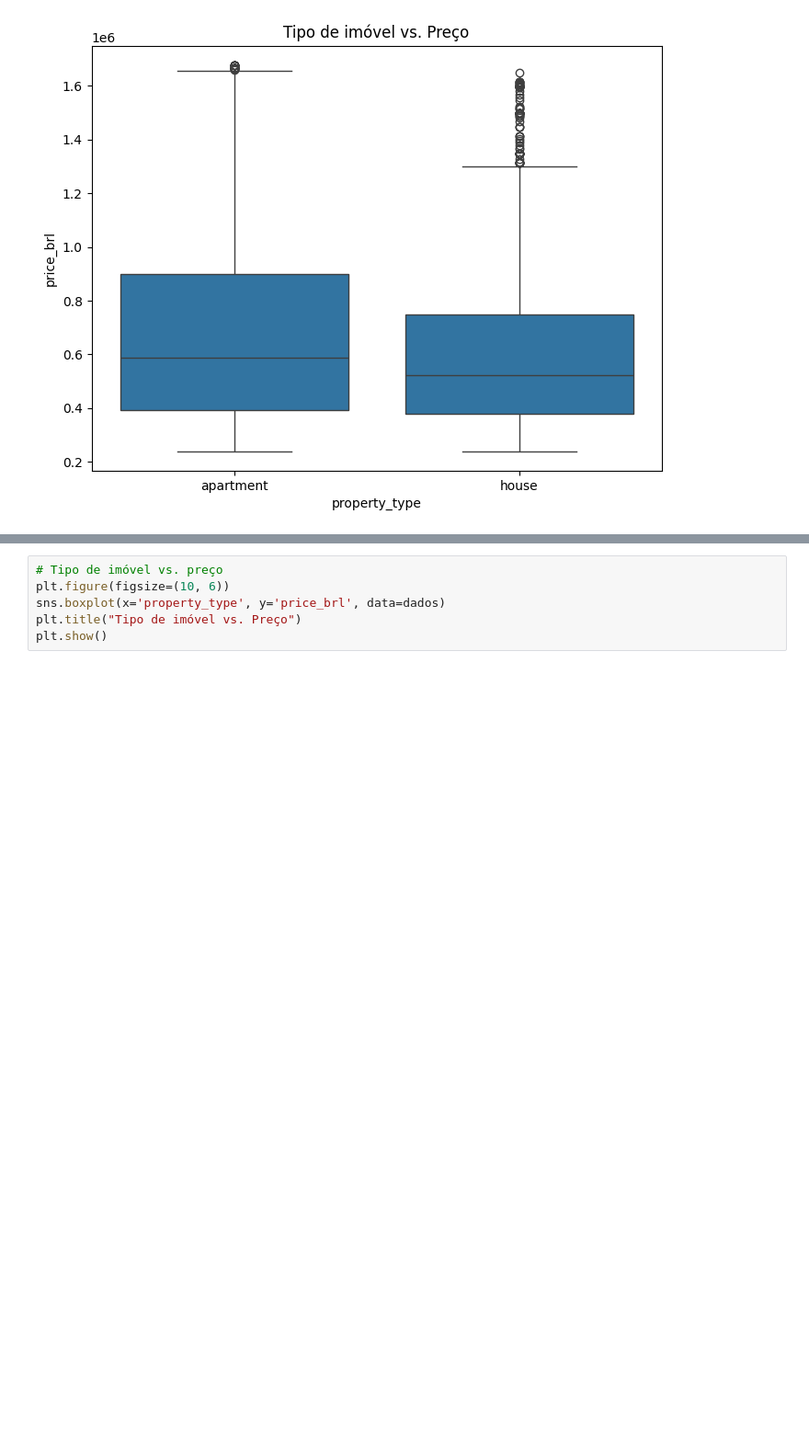
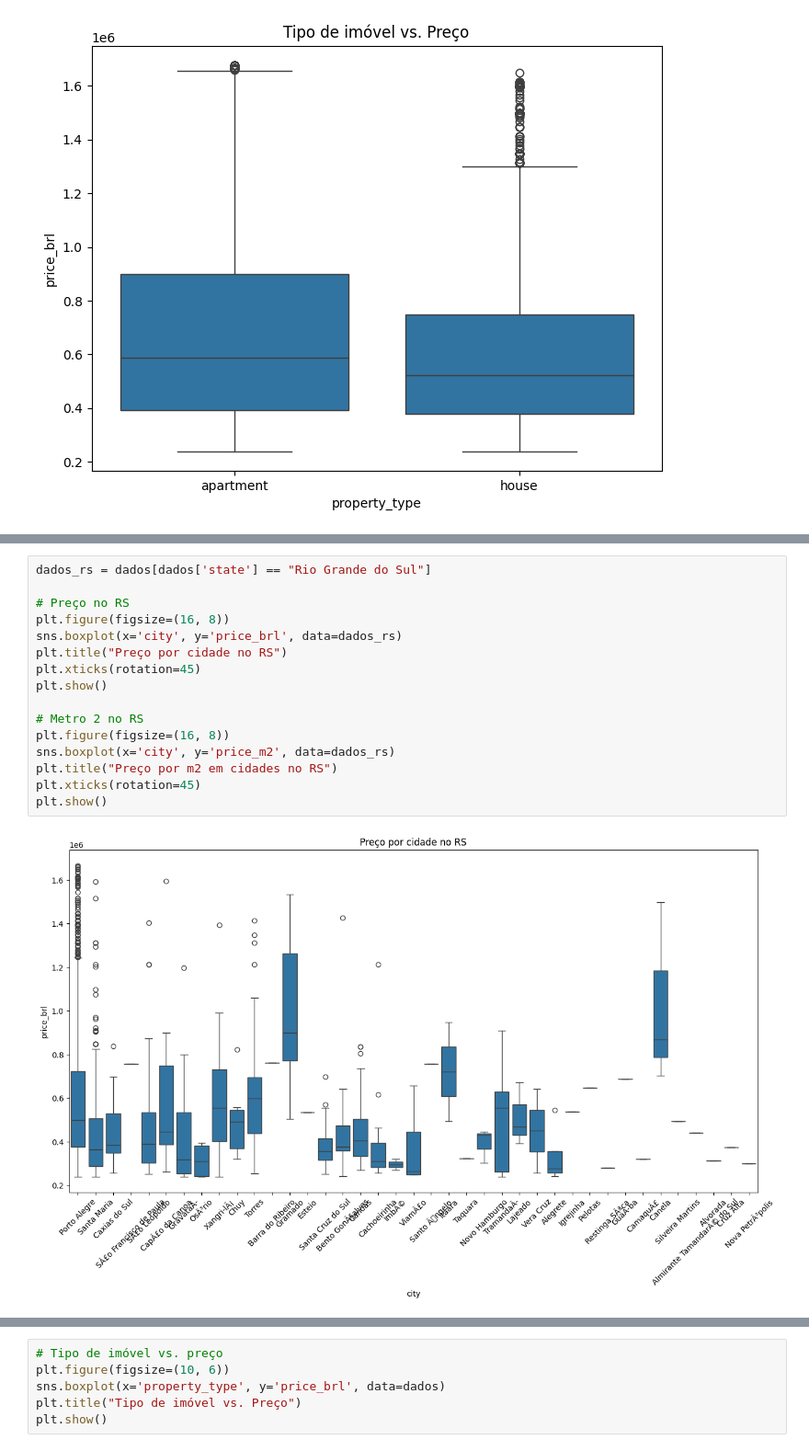
Before and after one commit to rfanti/ECD15-MLOps, a Jupyter notebook: exploracao.ipynb, the cells around one changed output, grey strips where cells are left out. Shown at 92% size. Saved outputs shown, nothing was run; the diff lists cells and outputs as text; blank space fills up the shorter version.

```diff
--- a/exploracao.ipynb
+++ b/exploracao.ipynb
@@ -209,0 +241,18 @@ plt.show()
+# %%
+dados_rs = dados[dados['state'] == "Rio Grande do Sul"]
+
+# Preço no RS
+plt.figure(figsize=(16, 8))
+sns.boxplot(x='city', y='price_brl', data=dados_rs)
+plt.title("Preço por cidade no RS")
+plt.xticks(rotation=45)
+plt.show()
+
+# Metro 2 no RS
+plt.figure(figsize=(16, 8))
+sns.boxplot(x='city', y='price_m2', data=dados_rs)
+plt.title("Preço por m2 em cidades no RS")
+plt.xticks(rotation=45)
+plt.show()
+# %% [output]
+[figure, added]
```
Also changed, not shown: parts of 7 cells of this notebook.
